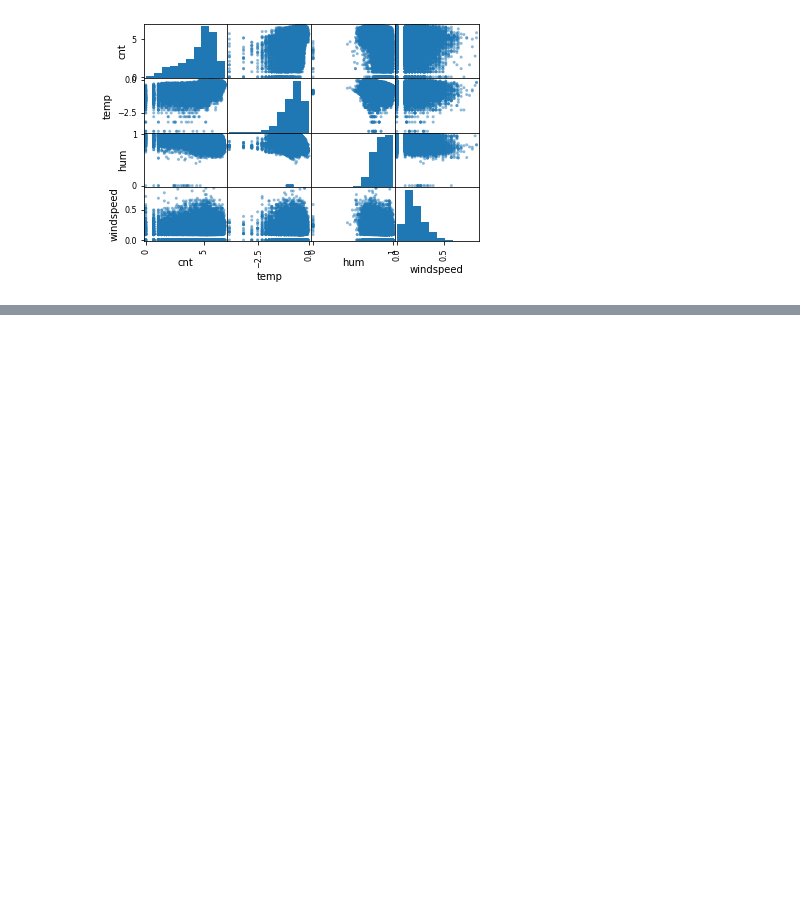
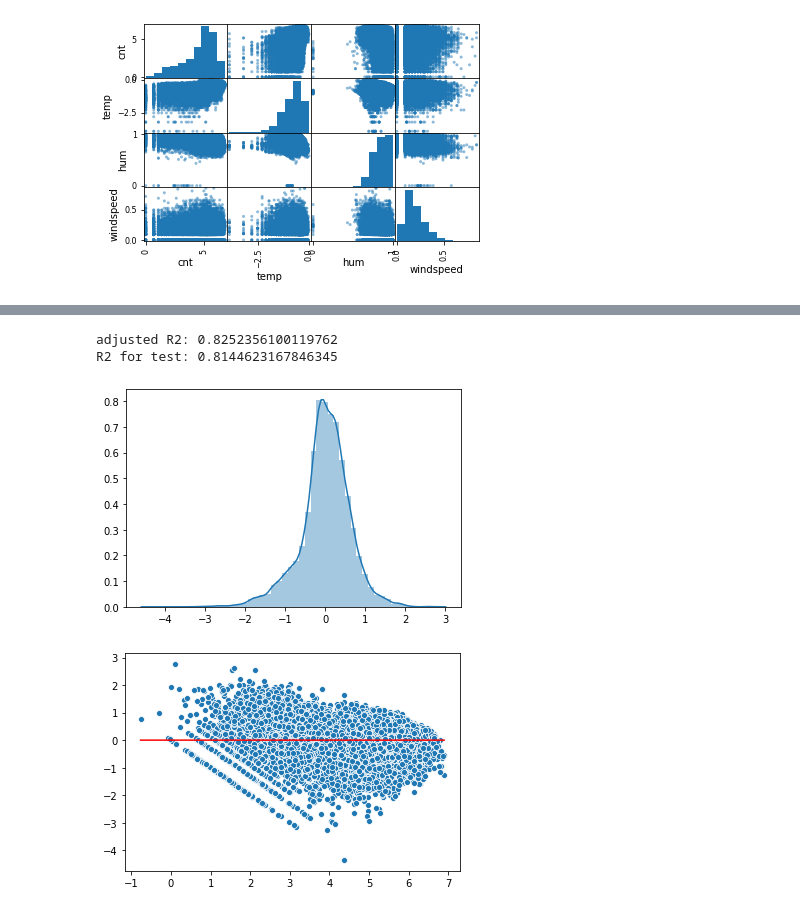
Before and after one commit to mzhou356/bike-sharing-regression, a Jupyter notebook: DC_Bike_Sharing_Mod4_Project.ipynb, the cells around one changed output, grey strips where cells are left out. Saved outputs shown, nothing was run; the diff lists cells and outputs as text; code cells hidden in the pictures; blank space fills up the shorter version.

```diff
--- a/DC_Bike_Sharing_Mod4_Project.ipynb
+++ b/DC_Bike_Sharing_Mod4_Project.ipynb
@@ -83,0 +136,21 @@ Index(['temp', 'hum', 'windspeed', 'cnt', 'season_spring', 'season_summer',
+# %%
+# remove high p value and see how it affects results
+columns_high_p = results_stats.pvalues[results_stats.pvalues > 0.05].index
+X_colsremoved = X_train.drop(columns=columns_high_p)
+X_pred_colsremoved = X_test.drop(columns=columns_high_p)
+# perform statsmodel linear regression
+results_stats2 = bikes.stats_models(X_colsremoved, y_train)
+print('adjusted R2:', results_stats2.rsquared_adj)
+# predict on test set
+print('R2 for test:', bikes.stats_pred(
+    X_colsremoved, y_train, X_pred_colsremoved, y_test))
+# find top 10 most relevant and 5 least relevant features
+top_10_stat2, bottom_5_stat2 = bikes.stats_top_bottom_features(
+    X_colsremoved, y_train, 'stats2')
+# check for assumptions
+bikes.normality_homoscedasticity(X_colsremoved, y_train)
+# %% [output]
+adjusted R2: 0.8252356100119762
+R2 for test: 0.8144623167846345
+[figure, added]
+[figure, added]
```
Also changed, not shown: parts of 14 cells of this notebook.
